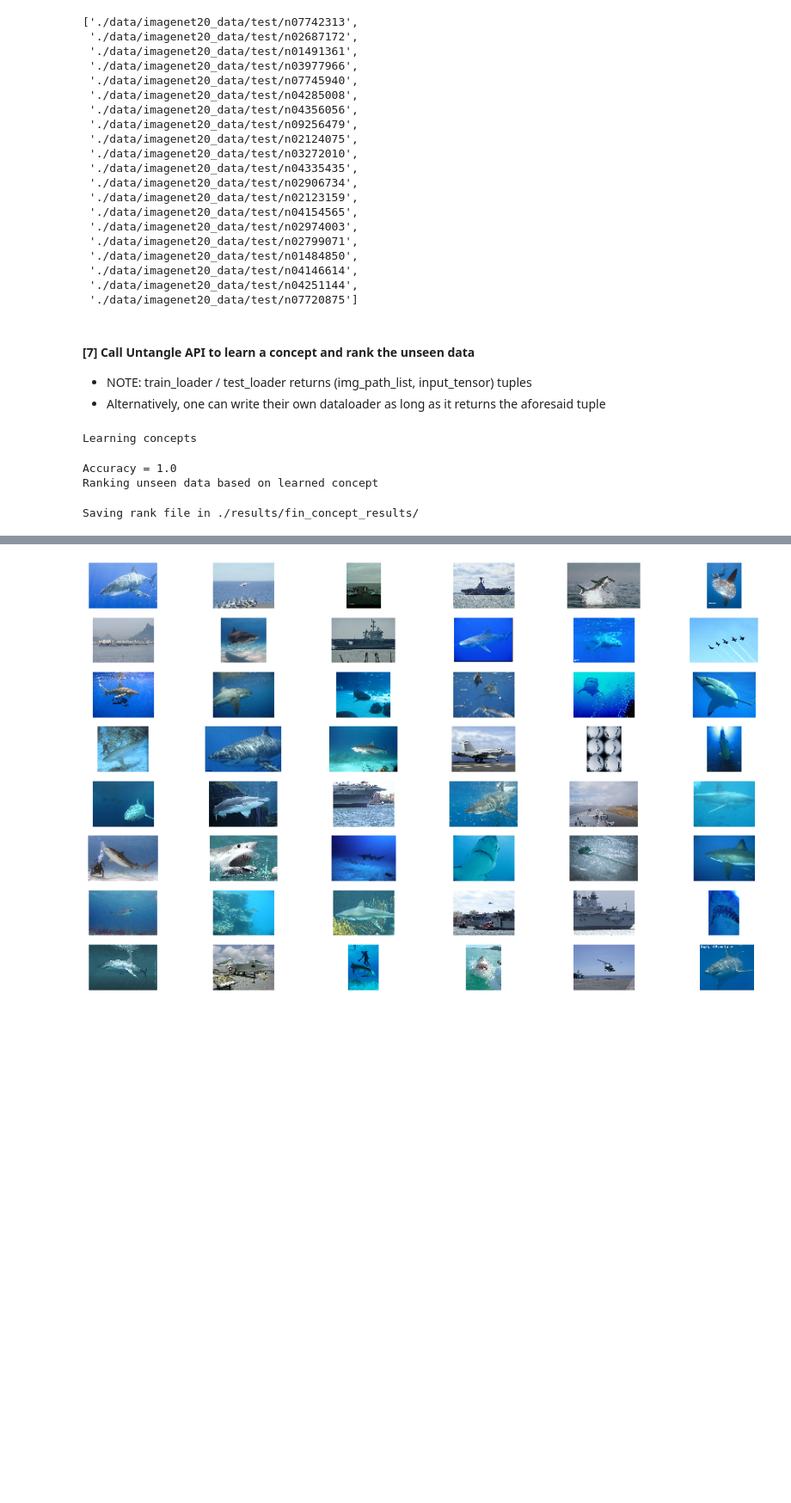
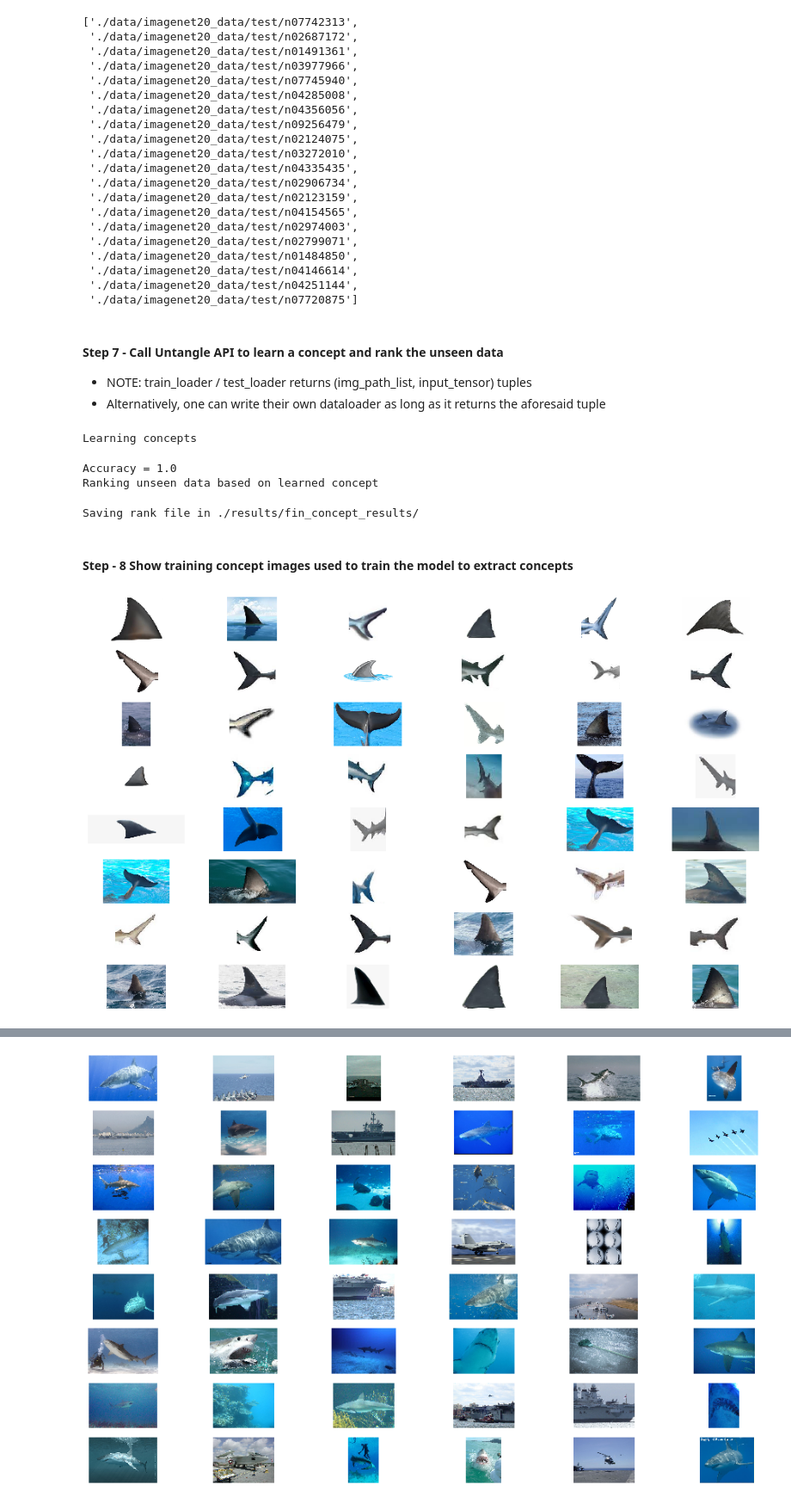
Before and after one commit to UntangleAI/example, a Jupyter notebook: imagenet_concept_tutorial.ipynb, the cells around one changed output, grey strips where cells are left out. Shown at 86% size. Saved outputs shown, nothing was run; the diff lists cells and outputs as text; code cells hidden in the pictures; blank space fills up the shorter version.

Commit message:
added concept images

```diff
--- a/imagenet_concept_tutorial.ipynb
+++ b/imagenet_concept_tutorial.ipynb
@@ -150,7 +120,7 @@ test_paths
  './data/imagenet20_data/test/n04251144',
  './data/imagenet20_data/test/n07720875']
 # %% [markdown]
-#### [7] Call Untangle API to learn a concept and rank the unseen data
+#### Step 7 - Call Untangle API to learn a concept and rank the unseen data
 
 * NOTE: train_loader / test_loader returns (img_path_list, input_tensor) tuples
 * Alternatively, one can write their own dataloader as long as it returns the aforesaid tuple
@@ -173,4 +143,12 @@ def show_concept_images(data, rows, fig_size=None):
         img_obj = Image.open(data[index-1])
         plt.imshow(img_obj, cmap='gray_r')
     plt.show()
+# %% [markdown]
+#### Step - 8 Show training concept images used to train the model to extract concepts
+# %%
+img_list  = os.listdir(args.train_data_path)
+abs_img_paths = [os.path.join(args.train_data_path, item) for item in img_list]
+show_concept_images(abs_img_paths[-48:], rows=8, fig_size=(16,10))
+# %% [output]
+[figure, added]
 # %% [markdown]
```
Also changed, not shown: parts of 11 cells of this notebook.
